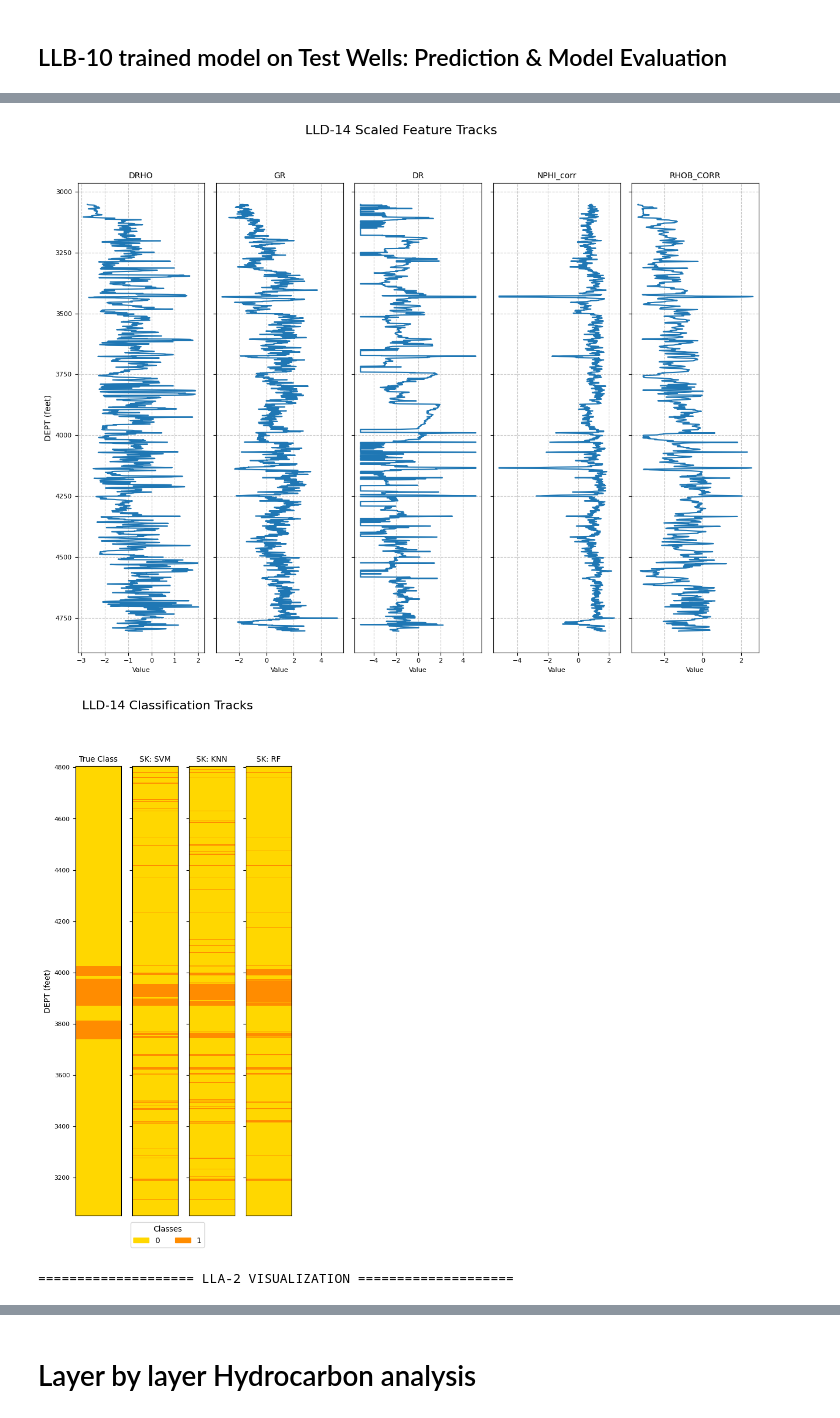
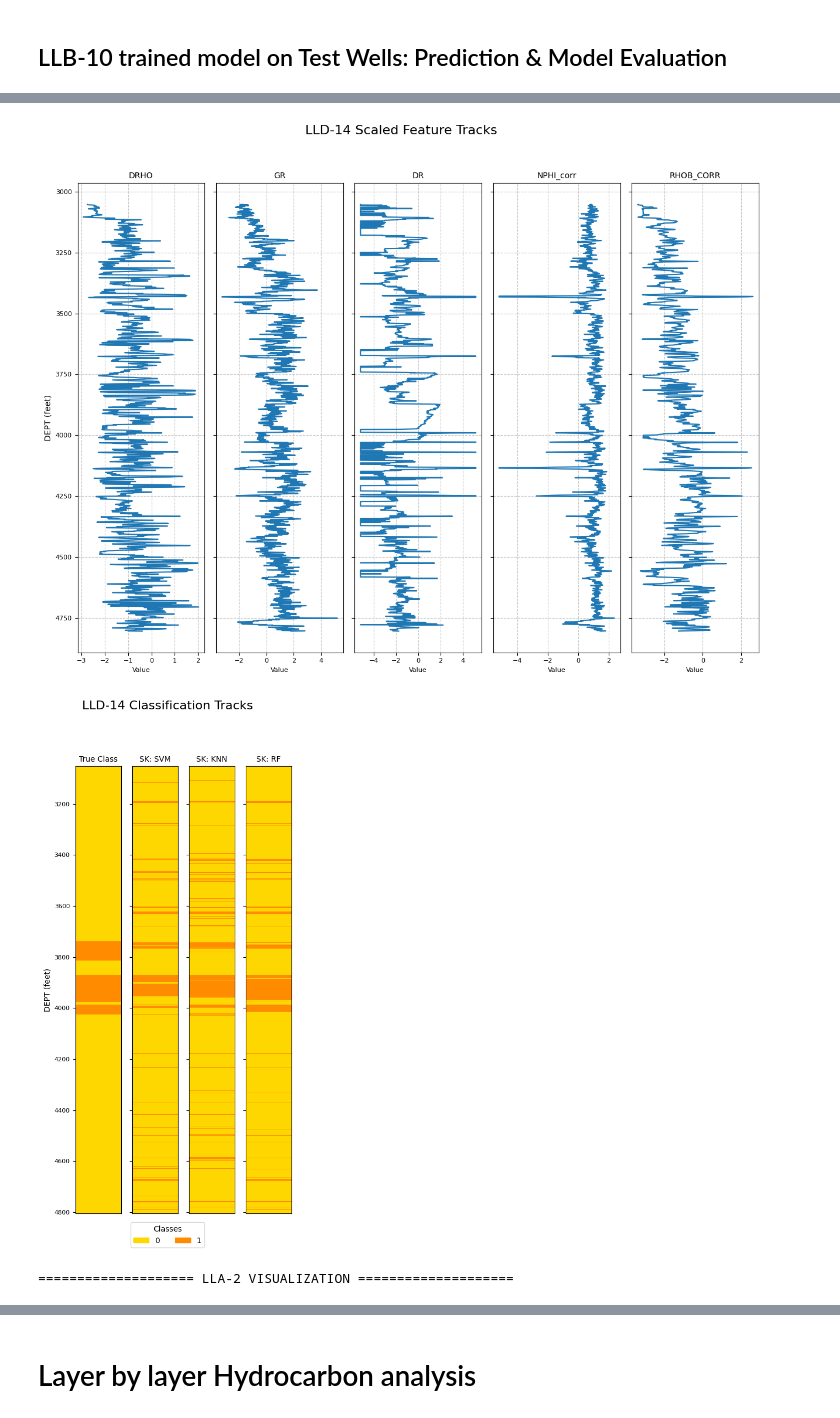
Before and after one commit to ARoyyanF/cuml-tf-model-hydrocarbon-prediction, a Jupyter notebook: variations/feature_cols/['DRHO','GR','DR','NPHI_corr','RHOB_CORR']/all_models_llb10_formation_to_lld14&lla2_smote_knn.ipynb, the cells around one changed output, grey strips where cells are left out. Saved outputs shown, nothing was run; the diff lists cells and outputs as text; code cells hidden in the pictures.

```diff
--- a/variations/feature_cols/['DRHO','GR','DR','NPHI_corr','RHOB_CORR']/all_models_llb10_formation_to_lld14&lla2_smote_knn.ipynb
+++ b/variations/feature_cols/['DRHO','GR','DR','NPHI_corr','RHOB_CORR']/all_models_llb10_formation_to_lld14&lla2_smote_knn.ipynb
@@ -1361,35 +1383,35 @@ for well_name_test in test_wells:
 
             ax.imshow(labels_int, aspect='auto', cmap=cmap_listed,
                       extent=[0, 1, depth_column_test.max(), depth_column_test.min()],
                       interpolation='none', vmin=vmin, vmax=vmax)
 
             if title == 'True Labels':
                 ax.set_title("True Class", fontsize=10)
             else:
                 ax.set_title(title, fontsize=10)
 
             ax.set_xticks([])
             ax.set_xlabel("")
             ax.tick_params(axis='y', labelsize=8)
             if i == 0:
                 ax.set_ylabel("DEPT (feet)", fontsize=10)
 
-        axes_class[0].invert_yaxis()
+        # axes_class[0].invert_yaxis()
 
         if unique_classes is not None and len(unique_classes) > 0:
             patches = [plt.Rectangle((0,0),1,1, color=plot_colors[class_to_int[cls]]) for cls in unique_classes]
             legend_labels = [str(cls) for cls in unique_classes]
             fig_class.legend(patches, legend_labels, loc='lower center', ncol=len(unique_classes), bbox_to_anchor=(0.5, -0.02), title="Classes")
 
         plt.tight_layout(rect=[0, 0.03, 1, 0.93])
         plt.show()
     else:
         print(f"No classification data to plot for {well_name_test}.")
 # %% [output]
 ==================== LLD-14 VISUALIZATION ====================
 [figure]
 [figure]
-[figure, old version]
+[figure, new version]
 ==================== LLA-2 VISUALIZATION ====================
 [figure]
 [figure]
```
Also changed, not shown: parts of 15 cells of this notebook, 8 other files.
